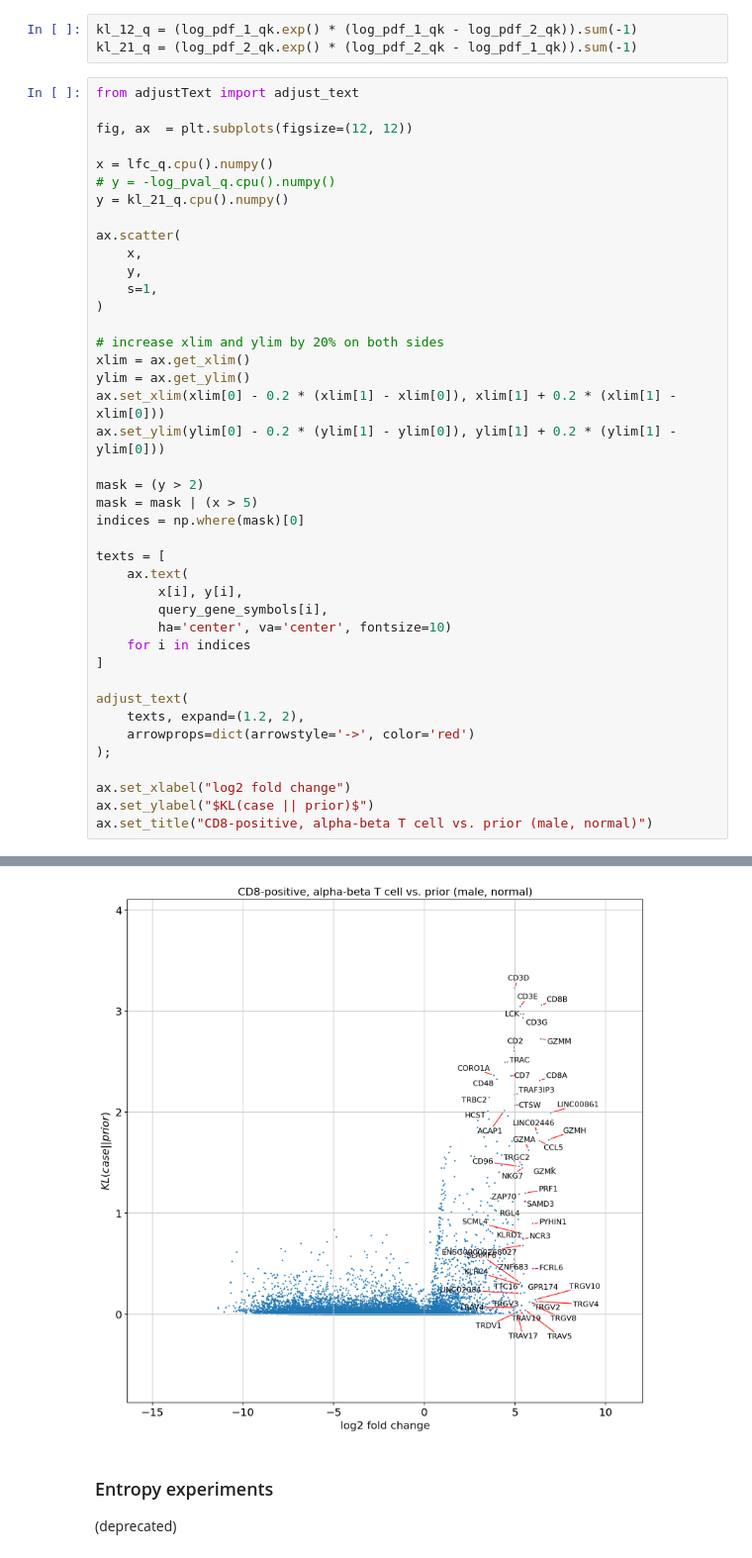
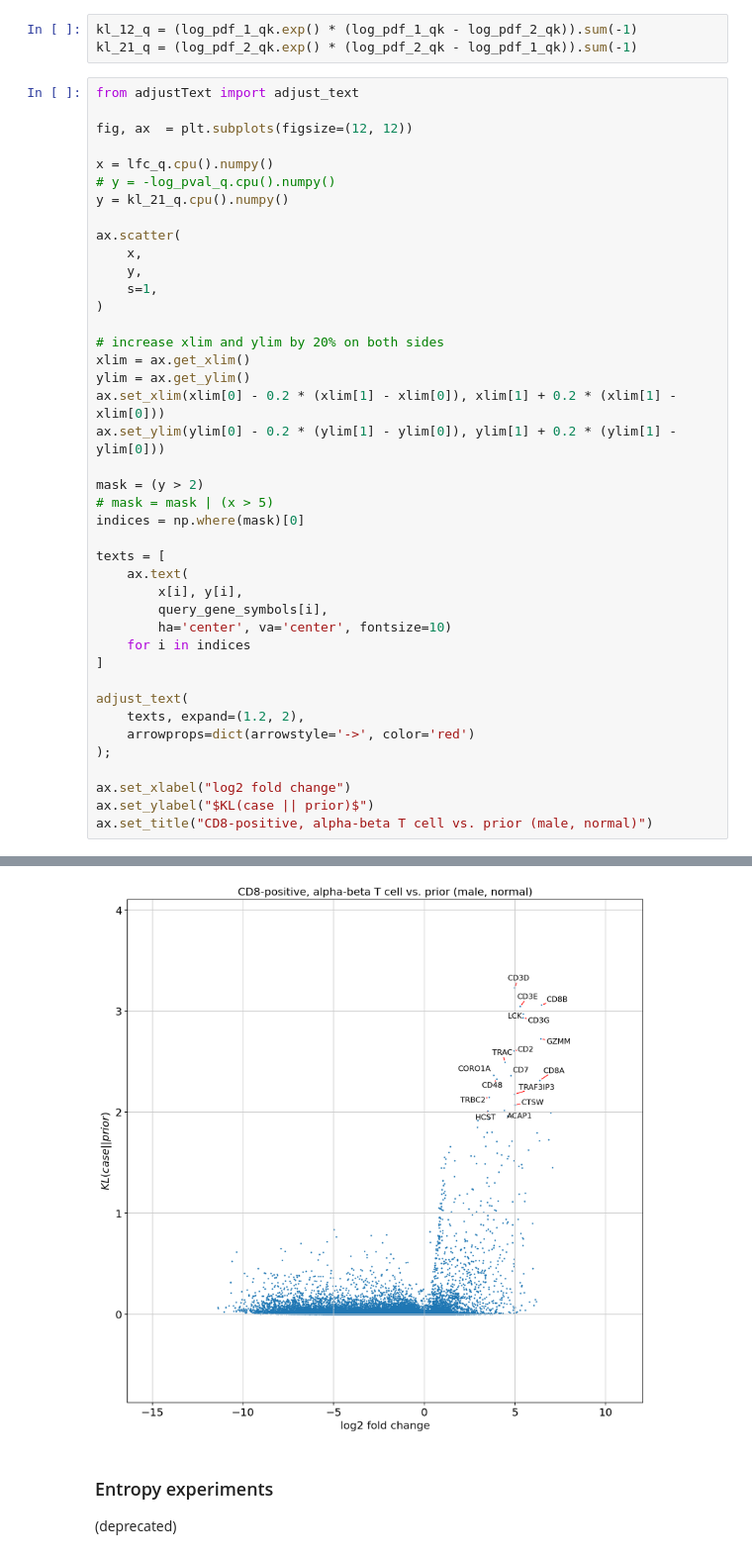
Before and after one commit to cellarium-ai/cellarium-ml, a Jupyter notebook: notebooks/cellariumgpt_inference/13_marker_gene_experiments.ipynb, the cells around one changed output, grey strips where cells are left out. Shown at 99% size. Drawn from its saved outputs; the diff is of its cells as text.

```diff
--- a/notebooks/cellariumgpt_inference/13_marker_gene_experiments.ipynb
+++ b/notebooks/cellariumgpt_inference/13_marker_gene_experiments.ipynb
@@ -124,35 +127,35 @@ ax.scatter(
     s=1,
 )
 
 # increase xlim and ylim by 20% on both sides
 xlim = ax.get_xlim()
 ylim = ax.get_ylim()
 ax.set_xlim(xlim[0] - 0.2 * (xlim[1] - xlim[0]), xlim[1] + 0.2 * (xlim[1] - xlim[0]))
 ax.set_ylim(ylim[0] - 0.2 * (ylim[1] - ylim[0]), ylim[1] + 0.2 * (ylim[1] - ylim[0]))
 
 mask = (y > 2)
-mask = mask | (x > 5)
+# mask = mask | (x > 5)
 indices = np.where(mask)[0]
 
 texts = [
     ax.text(
         x[i], y[i],
         query_gene_symbols[i],
         ha='center', va='center', fontsize=10)
     for i in indices
 ]
 
 adjust_text(
     texts, expand=(1.2, 2),
     arrowprops=dict(arrowstyle='->', color='red')
 );
 
 ax.set_xlabel("log2 fold change")
 ax.set_ylabel("$KL(case || prior)$")
 ax.set_title("CD8-positive, alpha-beta T cell vs. prior (male, normal)")
 # %% [output]
 Text(0.5, 1.0, 'CD8-positive, alpha-beta T cell vs. prior (male, normal)')
-[figure, old version]
+[figure, new version]
 # %% [markdown]
 ### Entropy experiments
 (deprecated)
```
Also changed, not shown: parts of 1 cell of this notebook, 10 other files.
